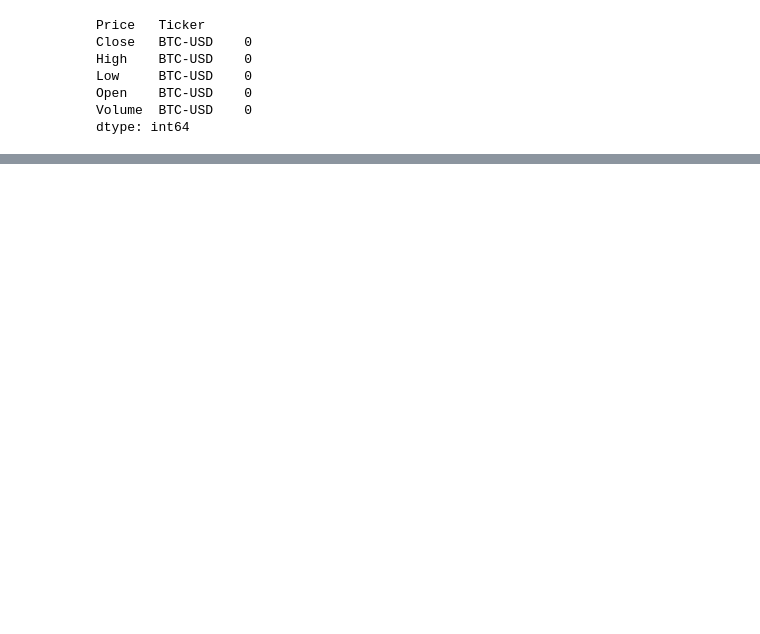
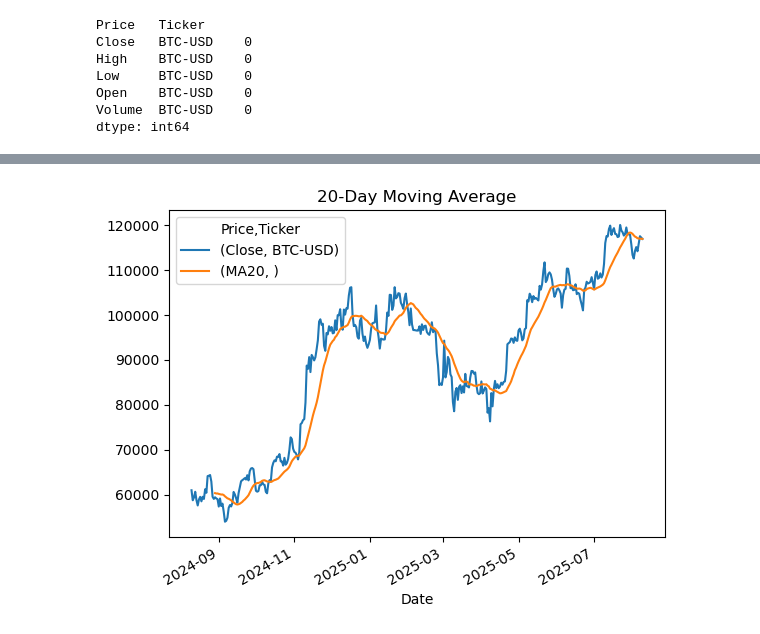
Before and after one commit to abdullahazhar202rr/Machine-Learning, a Jupyter notebook: Projects/BTC_Predictor/BTC_EXPLORATION.ipynb, the cells around one changed output, grey strips where cells are left out. Cells and saved outputs as stored; diff of their text form; code cells hidden in the pictures; blank space fills up the shorter version.

```diff
--- a/Projects/BTC_Predictor/BTC_EXPLORATION.ipynb
+++ b/Projects/BTC_Predictor/BTC_EXPLORATION.ipynb
@@ -79,0 +74,7 @@ plt.show()
+# %%
+df['MA20'] = df['Close'].rolling(window=20).mean()
+df[['Close', 'MA20']].plot()
+plt.title("20-Day Moving Average")
+plt.show()
+# %% [output]
+[figure, added]
```
Also changed, not shown: parts of 14 cells of this notebook, 1 other file.
